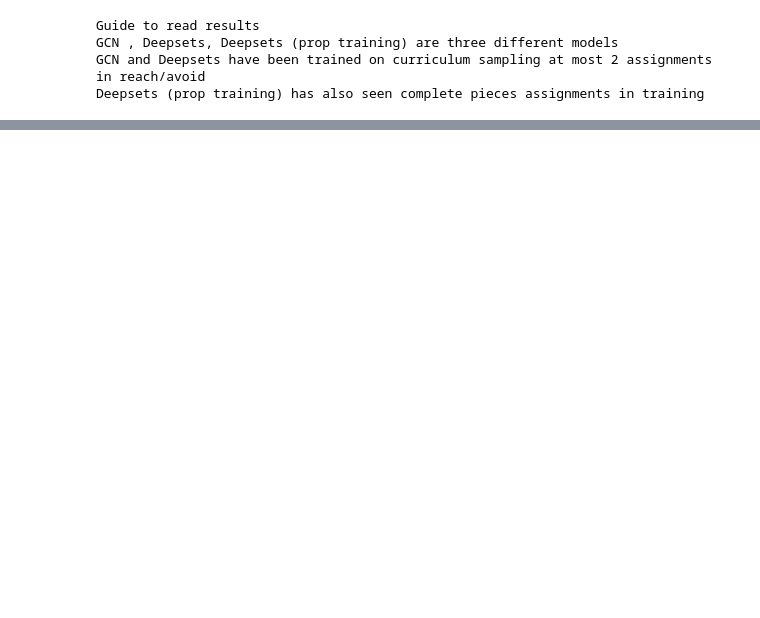
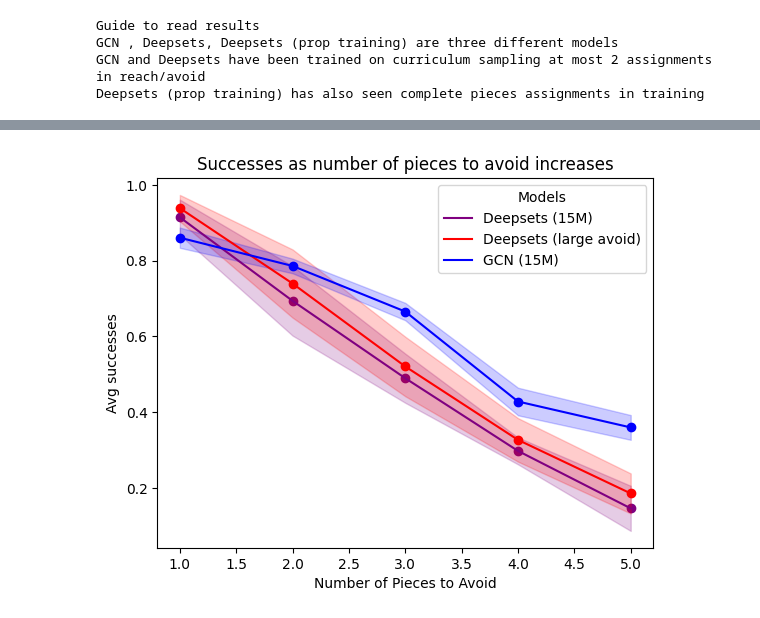
Before and after one commit to mattiagiuri/ltl_gnn, a Jupyter notebook: visualize_results_chess.ipynb, the cells around one changed output, grey strips where cells are left out. Cells and saved outputs as stored; diff of their text form; code cells hidden in the pictures; blank space fills up the shorter version.

Commit message:
Deepsets stronger curriculum

```diff
--- a/visualize_results_chess.ipynb
+++ b/visualize_results_chess.ipynb
@@ -558,0 +288,38 @@ df_rs_mean.groupby("Task Set").mean()
+# %%
+def make_latest_ablation_graphs(parent_dir="chessworld8_ablation/stay_update/"):
+    all_dfs = [pd.read_csv(parent_dir + str(seed) + "/results.csv", header=[0,1], index_col=0) for seed in range(1, 6)]
+
+    mean_df = pd.concat(all_dfs).groupby(level=0).mean()
+    std_df = pd.concat(all_dfs).groupby(level=0).std()
+
+    # print(df_mean)
+
+    labels = ["Deepsets (large avoid)", "Deepsets (15M)", "GCN (15M)"]
+    colors = ["purple", "red", "blue"]
+    i = 0
+
+    for col in mean_df.columns.levels[0]:
+        df_mean = mean_df[col]
+        df_std = std_df[col]
+
+        plt.plot(df_mean.index, df_mean["successes_mean"], label=col, color=colors[i])  # Mean line
+        plt.scatter(df_mean.index, df_mean["successes_mean"], color=colors[i])  # Mean line
+
+        plt.fill_between(df_mean.index,
+                         df_mean["successes_mean"] - df_std["successes_mean"],
+                         df_mean["successes_mean"] + df_std["successes_mean"],
+                         color=colors[i], alpha=0.2)  # Confidence interval
+
+        i += 1
+
+    plt.xlabel("Number of Pieces to Avoid")
+    plt.ylabel("Avg successes")
+    plt.title("Successes as number of pieces to avoid increases")
+    plt.legend(title="Models")
+    plt.show()
+
+    plt.show()
+# %%
+make_latest_ablation_graphs()
+# %% [output]
+[figure, added]
```
Also changed, not shown: parts of 22 cells of this notebook, 56 other files.
